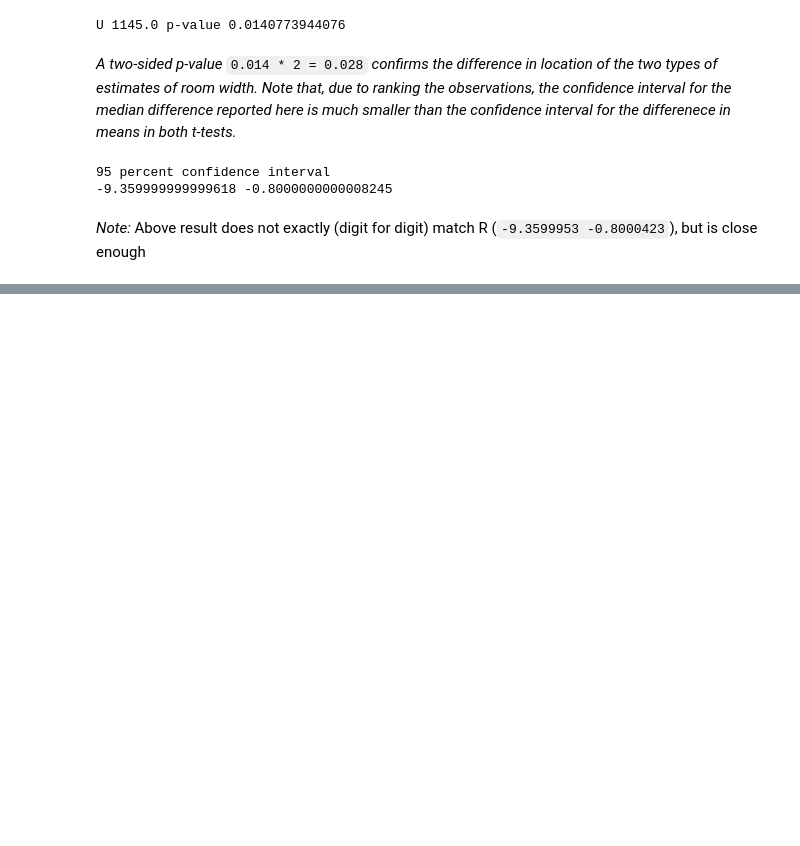
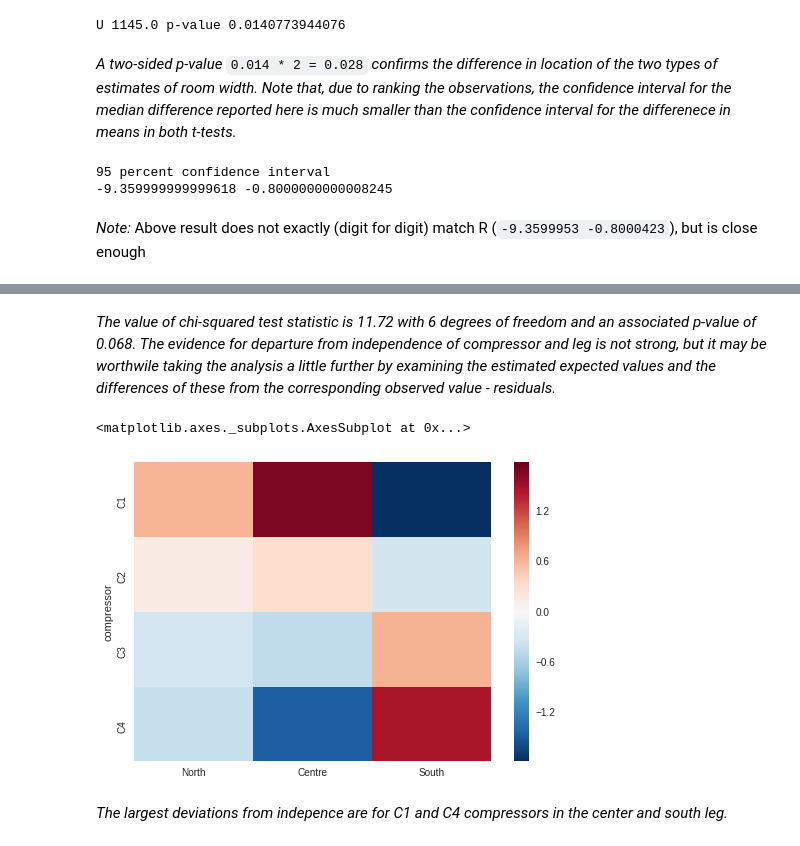
Before and after one commit to seporaitis/hsaur-python, a Jupyter notebook: Chapter3.ipynb, the cells around one changed output, grey strips where cells are left out. Saved outputs shown, nothing was run; the diff lists cells and outputs as text; code cells hidden in the pictures; blank space fills up the shorter version.

```diff
--- a/Chapter3.ipynb
+++ b/Chapter3.ipynb
@@ -221,0 +317,5 @@ print(l, u)
+# %%
+pistonrings = pd.read_csv('pistonrings.csv')
+pistonrings.rename(index=str, columns={'Unnamed: 0': 'compressor'}, inplace=True)
+pistonrings.set_index('compressor')
+pistonrings.head()
@@ -221,0 +330,10 @@ print(l, u)
+# %%
+chi2, pvalue, dof, expected = stats.chi2_contingency(pistonrings[['North', 'Centre', 'South']])
+
+def chi2_residuals(observed, expected):
+    return (observed - expected) / np.sqrt(expected)
+
+print("chi-squared", chi2, "p-value", pvalue, "dof", dof)
+print("residuals")
+residuals = chi2_residuals(pistonrings[['North', 'Centre', 'South']], expected)
+pd.concat([pistonrings[['compressor']], residuals], axis=1).head()
@@ -221,0 +348,9 @@ print(l, u)
+# %% [markdown]
+_The value of chi-squared test statistic is 11.72 with 6 degrees of freedom and an associated p-value of 0.068. The evidence for departure from independence of compressor and leg is not strong, but it may be worthwile taking the analysis a little further by examining the estimated expected values and the differences of these from the corresponding observed value - residuals._
+# %%
+sns.heatmap(pd.concat([pistonrings[['compressor']], residuals], axis=1).set_index('compressor'))
+# %% [output]
+<matplotlib.axes._subplots.AxesSubplot at 0x...>
+[figure, added]
+# %% [markdown]
+_The largest deviations from indepence are for C1 and C4 compressors in the center and south leg._
```
Also changed, not shown: parts of 23 cells of this notebook, 4 other files.
